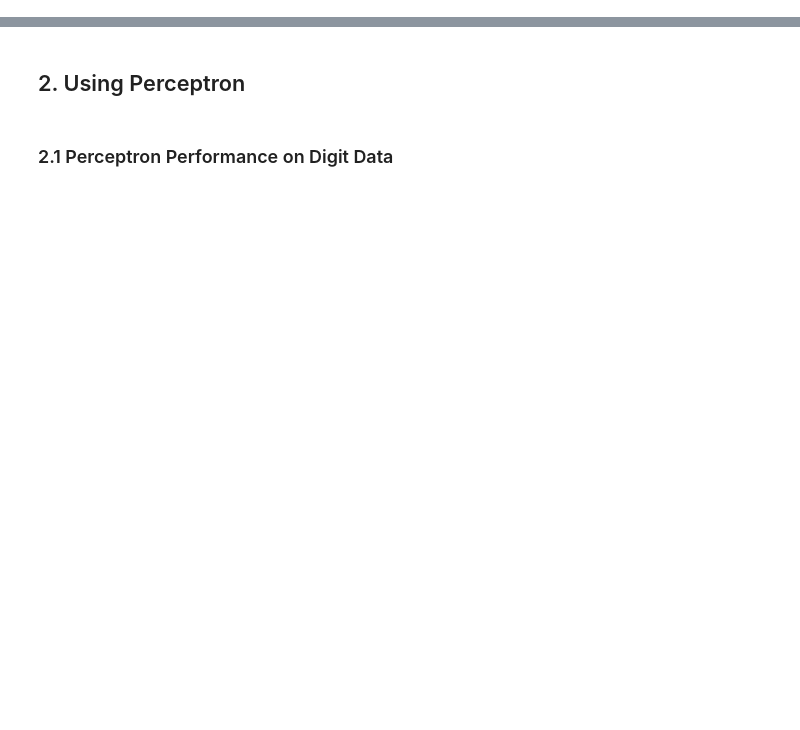
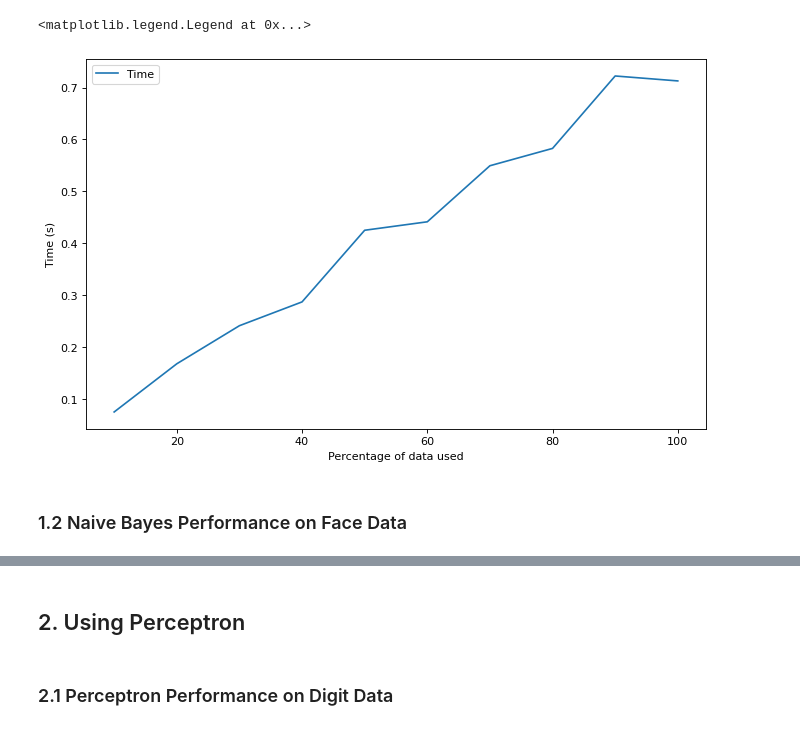
Before and after one commit to RnabSanyal/ImageClassification, a Jupyter notebook: Demonstration.ipynb, the cells around one changed output, grey strips where cells are left out. Cells and saved outputs as stored; diff of their text form; code cells hidden in the pictures; blank space fills up the shorter version.

```diff
--- a/Demonstration.ipynb
+++ b/Demonstration.ipynb
@@ -8,0 +58,11 @@ import copy
+# %%
+plt.figure(figsize=(10, 6), dpi=80)
+plt.plot(list(range(10,101,10)), execute.time_mean, label = "Time")
+plt.ylabel('Time (s)')
+plt.xlabel('Percentage of data used')
+plt.legend()
+# %% [output]
+<matplotlib.legend.Legend at 0x...>
+[figure, added]
+# %% [markdown]
+### 1.2 Naive Bayes Performance on Face Data
```
Also changed, not shown: parts of 26 cells of this notebook, 2 other files.
